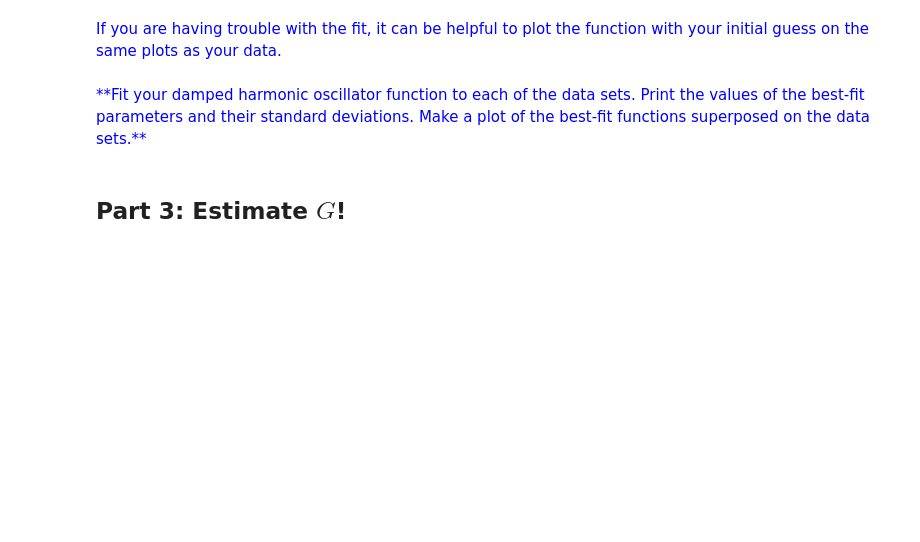
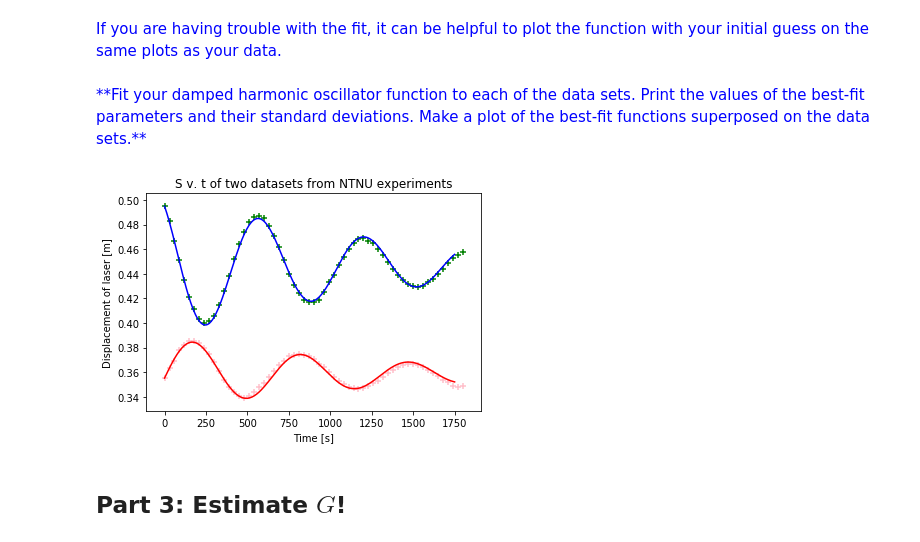
Before and after one commit to Allan-Perez/pysicslab, a Jupyter notebook: python/S1_PythonDataAnalysisCavendishGravity_Script.ipynb, the cells around one changed output. Saved outputs shown, nothing was run; the diff lists cells and outputs as text; code cells hidden in the pictures; blank space fills up the shorter version.

```diff
--- a/python/S1_PythonDataAnalysisCavendishGravity_Script.ipynb
+++ b/python/S1_PythonDataAnalysisCavendishGravity_Script.ipynb
@@ -279,4 +367,7 @@ The initial guess for the parameters should be a python list of values in the sa
 For example, for the `shmmodel` above, the initial guess could be defined as below.</p>
 # %%
 ## Make a list of the initial guess parameters for curve_fit(shmmodel, ..., p0=params_init)
-params_init = [S0guess, A0guess, omegaguess, phiguess]
+params_init = [S0guess, A0guess, a, omegaguess, phiguess]
+model_params_2, model_cov_2 = curve_fit(dampedShmModel, cdf2[:,0], cdf2[:,1], p0=params_init)
+model_params_1, model_cov_1 = curve_fit(dampedShmModel, cdf1[:,0], cdf1[:,1], p0=params_init)
+print(model_params_1, '\n', model_params_2)
@@ -286,6 +381,18 @@ params_init = [S0guess, A0guess, omegaguess, phiguess]
 <p style="color: blue">**Fit your damped harmonic oscillator function to each of the data sets.
 Print the values of the best-fit parameters and their standard deviations.
 Make a plot of the best-fit functions superposed on the data sets.**</p>
+# %%
+plt.figure()
+plt.plot(ts2, dampedShmModel(ts2, model_params_1[0], model_params_1[1], model_params_1[2], model_params_1[3], model_params_1[4]), c='r')
+plt.plot(ts2, dampedShmModel(ts2, model_params_2[0], model_params_2[1], model_params_2[2], model_params_2[3], model_params_2[4]), c='b')
+plt.scatter(cdf1[:,0], cdf1[:,1], c='pink', marker='+')
+plt.scatter(cdf2[:,0], cdf2[:,1], c='green', marker='+')
+plt.title('S v. t of two datasets from NTNU experiments')
+plt.ylabel('Displacement of laser [m]')
+plt.xlabel('Time [s]')
+plt.show()
+# %% [output]
+[figure, added]
 # %% [markdown]
 ## Part 3:  Estimate $G$!
 # %% [markdown]
```
Also changed, not shown: parts of 17 cells of this notebook.
